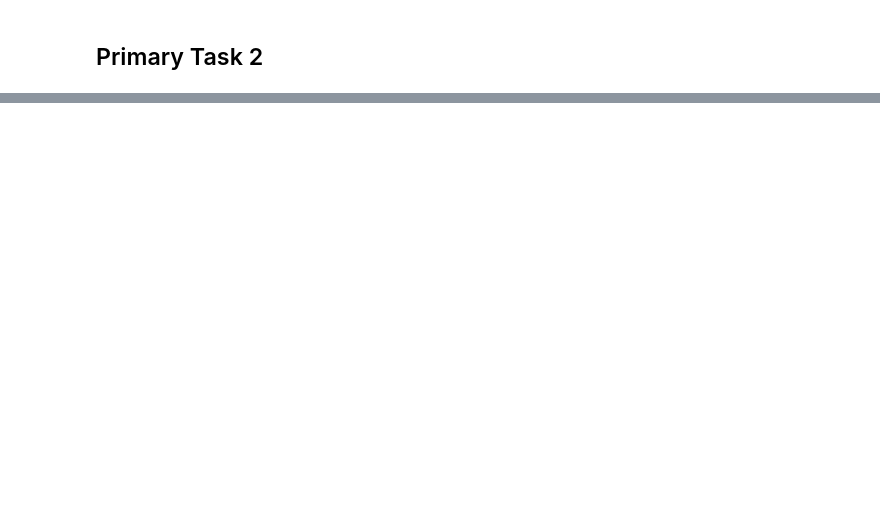
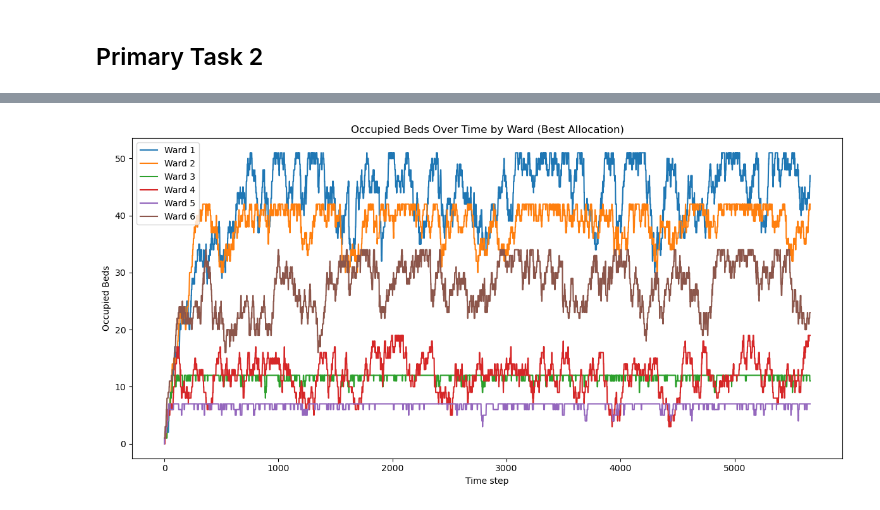
Before and after one commit to Samueled29/Stochatic_Simulation_Projects, a Jupyter notebook: Project_2/task1_Luigi.ipynb, the cells around one changed output, grey strips where cells are left out. Saved outputs shown, nothing was run; the diff lists cells and outputs as text; code cells hidden in the pictures; blank space fills up the shorter version.

```diff
--- a/Project_2/task1_Luigi.ipynb
+++ b/Project_2/task1_Luigi.ipynb
@@ -316,0 +432,12 @@ plt.show()
+# %%
+plt.figure(figsize=(12, 6))
+for i in range(best_occ_bed_hist.shape[1]):
+    plt.plot(best_occ_bed_hist[:, i], label=f"Ward {i+1}")
+plt.xlabel("Time step")
+plt.ylabel("Occupied Beds")
+plt.title("Occupied Beds Over Time by Ward (Best Allocation)")
+plt.legend()
+plt.tight_layout()
+plt.show()
+# %% [output]
+[figure, added]
```
Also changed, not shown: parts of 25 cells of this notebook.
